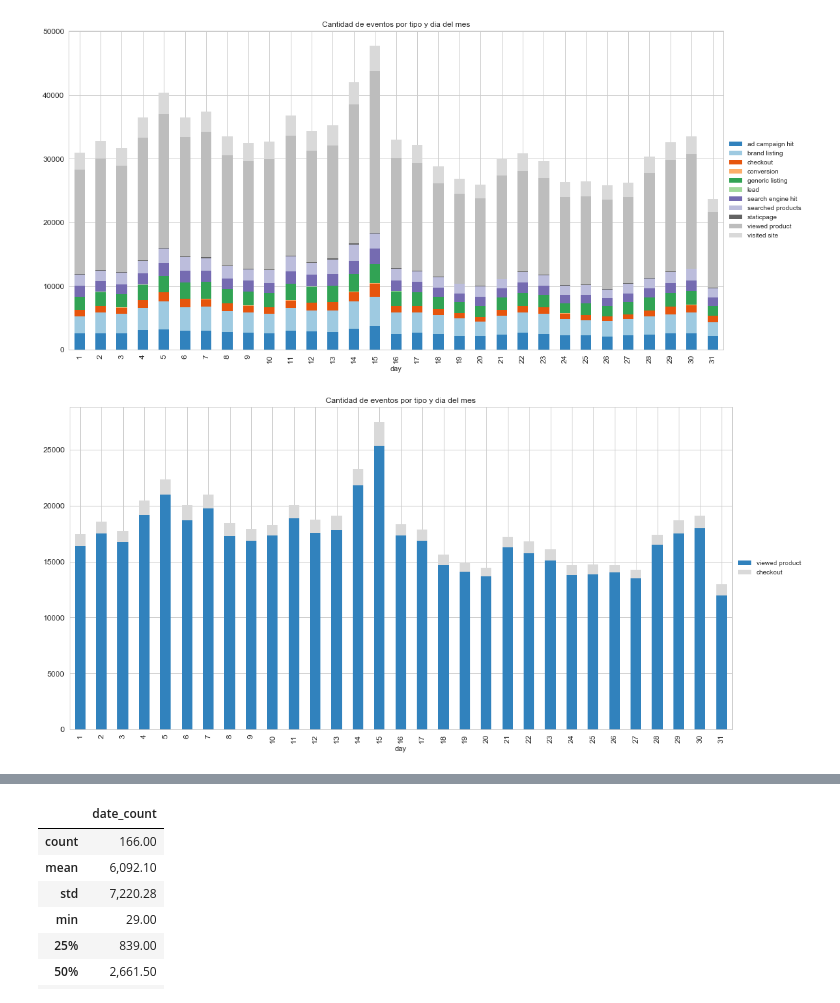
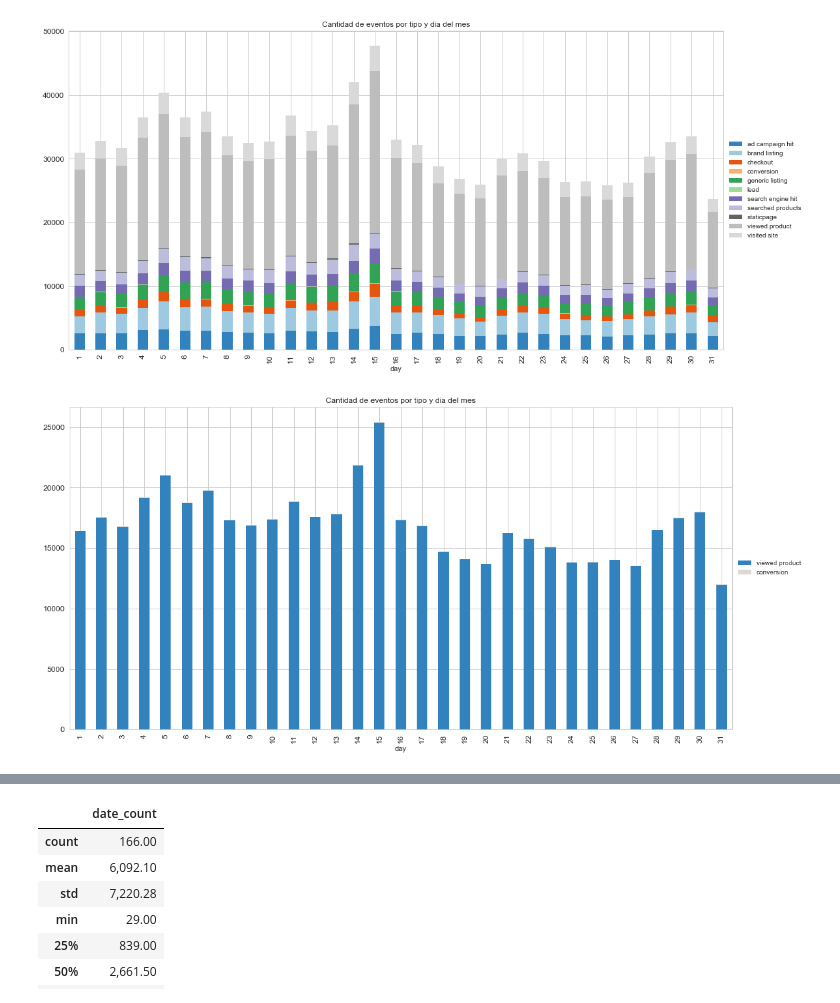
Before and after one commit to jowisaidman/tp1_analisis_exploratorio, a Jupyter notebook: Notebooks/Mateo/date.ipynb, the cells around one changed output, grey strips where cells are left out. Cells and saved outputs as stored; diff of their text form; code cells hidden in the pictures.

```diff
--- a/Notebooks/Mateo/date.ipynb
+++ b/Notebooks/Mateo/date.ipynb
@@ -177,11 +166,10 @@ plt.show()
 # %% [output]
 [figure]
 # %%
-#Comparo dia a dia los eventos ['viewed product','checkout'] :
-graph = per_event_daycount.transpose()[['viewed product','checkout']].plot.bar(stacked=True,figsize=(18,9),fontsize=12,colormap='tab20c')
+#Comparo dia a dia los eventos ['viewed product','conversion'] :
+graph = per_event_daycount.transpose()[['viewed product','conversion']].plot.bar(stacked=True,figsize=(18,9),fontsize=12,colormap='tab20c')
 plt.title('Cantidad de eventos por tipo y dia del mes')
 graph.legend(loc='center left', bbox_to_anchor=(1.0, 0.5))
 plt.show()
-#estaria bueno agregarle la relacion en cada barra, parece casi constante -> no habria un dia que sean mas efectivos
 # %% [output]
-[figure, old version]
+[figure, new version]
```
Also changed, not shown: parts of 14 cells of this notebook, 1 other file.
